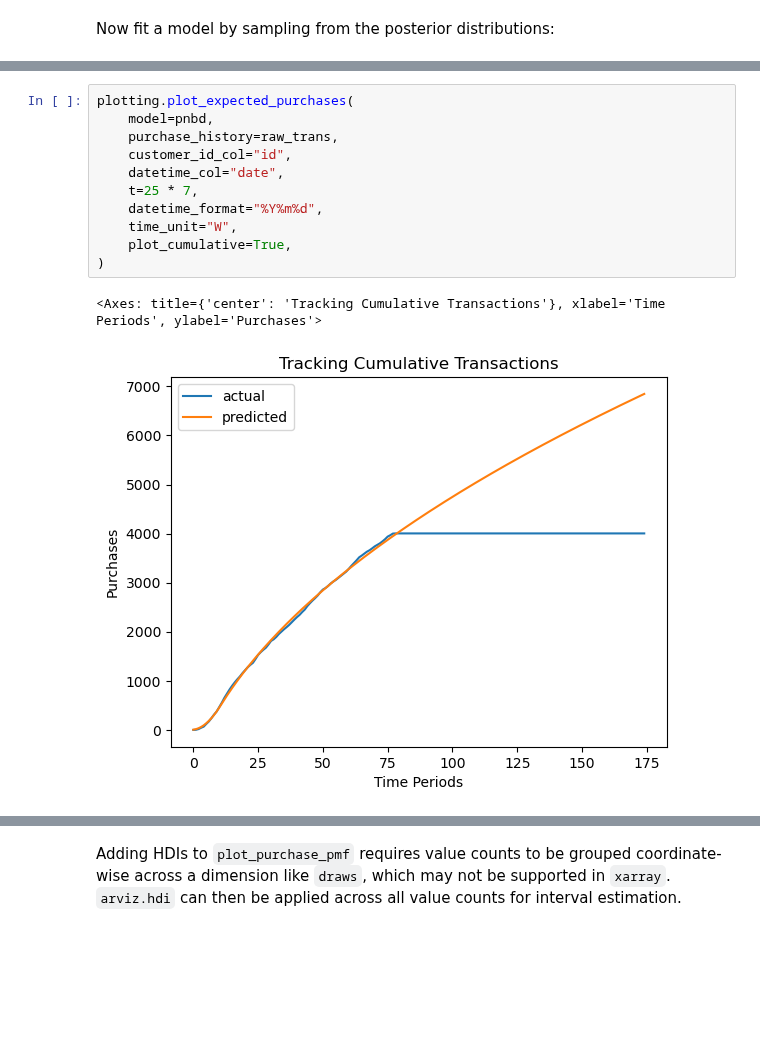
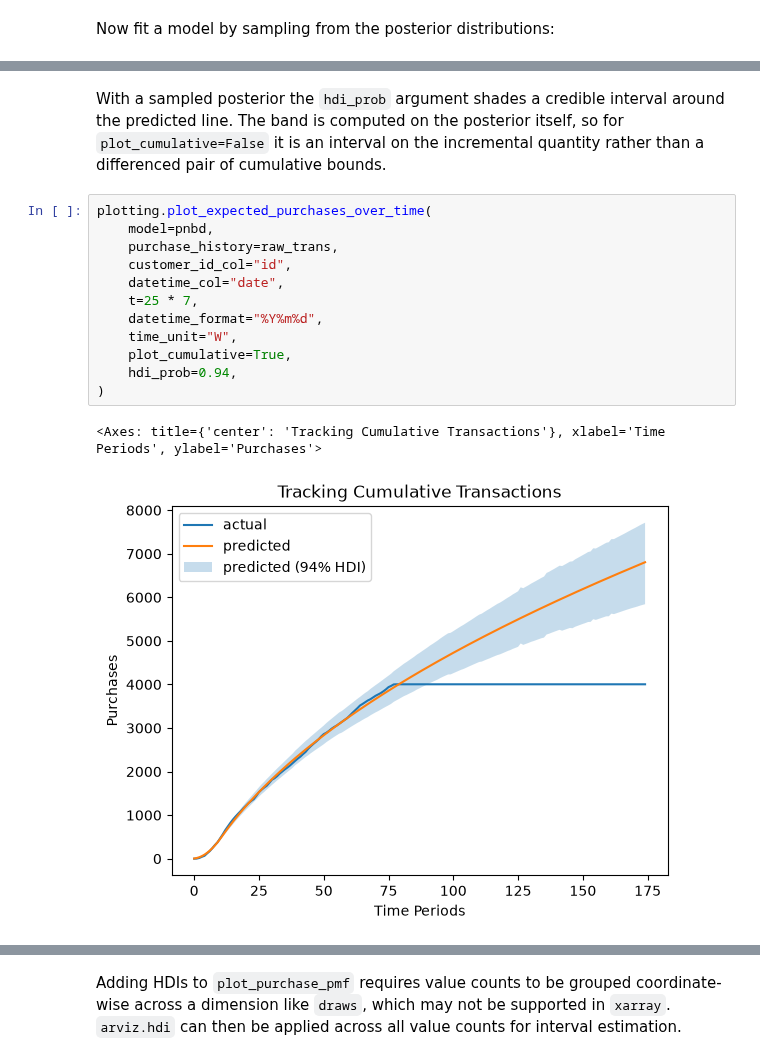
Before and after one commit to ColtAllen/pymc-marketing, a Jupyter notebook: docs/source/notebooks/clv/dev/utilities_plotting.ipynb, the cells around one changed output, grey strips where cells are left out. Drawn from its saved outputs; the diff is of its cells as text; blank space fills up the shorter version.

```diff
--- a/docs/source/notebooks/clv/dev/utilities_plotting.ipynb
+++ b/docs/source/notebooks/clv/dev/utilities_plotting.ipynb
@@ -265,17 +308,20 @@ Inference data with groups:
+# %% [markdown]
+With a sampled posterior the `hdi_prob` argument shades a credible interval around the predicted line. The band is computed on the posterior itself, so for `plot_cumulative=False` it is an interval on the incremental quantity rather than a differenced pair of cumulative bounds.
 # %%
-plotting.plot_expected_purchases(
+plotting.plot_expected_purchases_over_time(
     model=pnbd,
     purchase_history=raw_trans,
     customer_id_col="id",
     datetime_col="date",
     t=25 * 7,
     datetime_format="%Y%m%d",
     time_unit="W",
     plot_cumulative=True,
+    hdi_prob=0.94,
 )
 # %% [output]
 <Axes: title={'center': 'Tracking Cumulative Transactions'}, xlabel='Time Periods', ylabel='Purchases'>
-[figure, old version]
+[figure, new version]
 # %%
 plotting.plot_expected_purchases_ppc(pnbd, ppc="prior");
 # %% [output]
```
Also changed, not shown: parts of 18 cells of this notebook.
